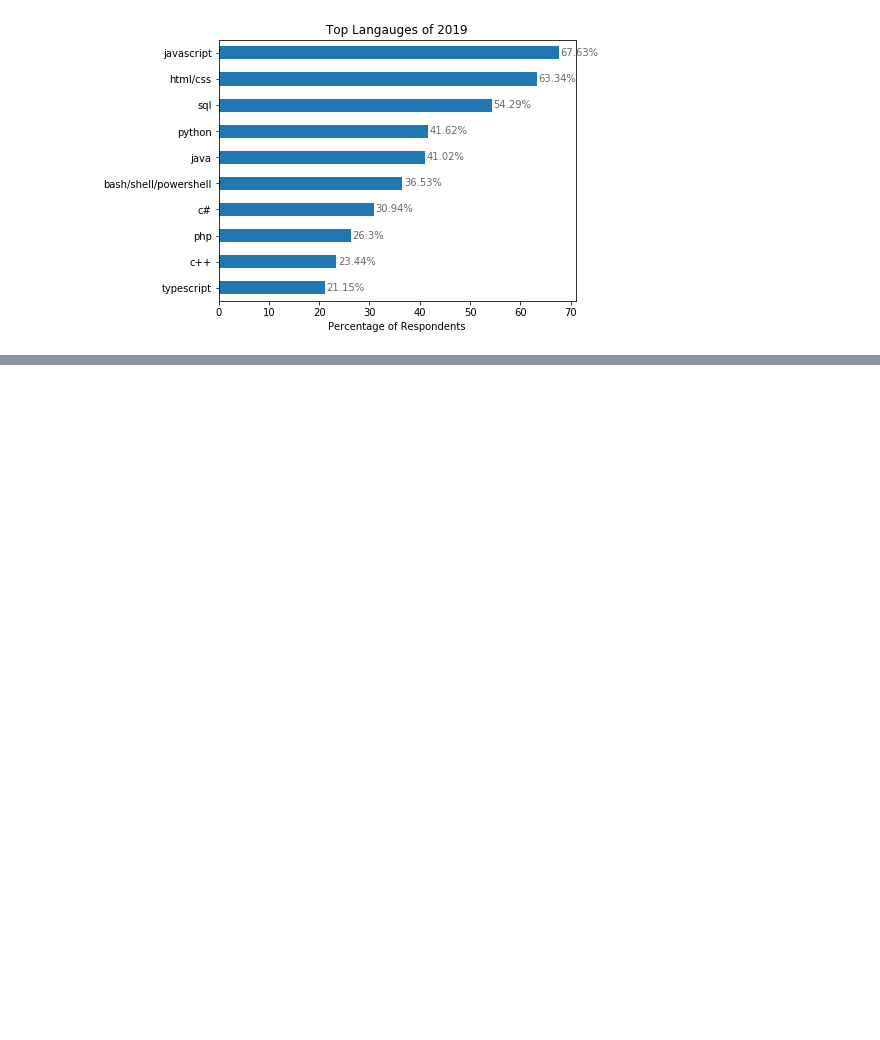
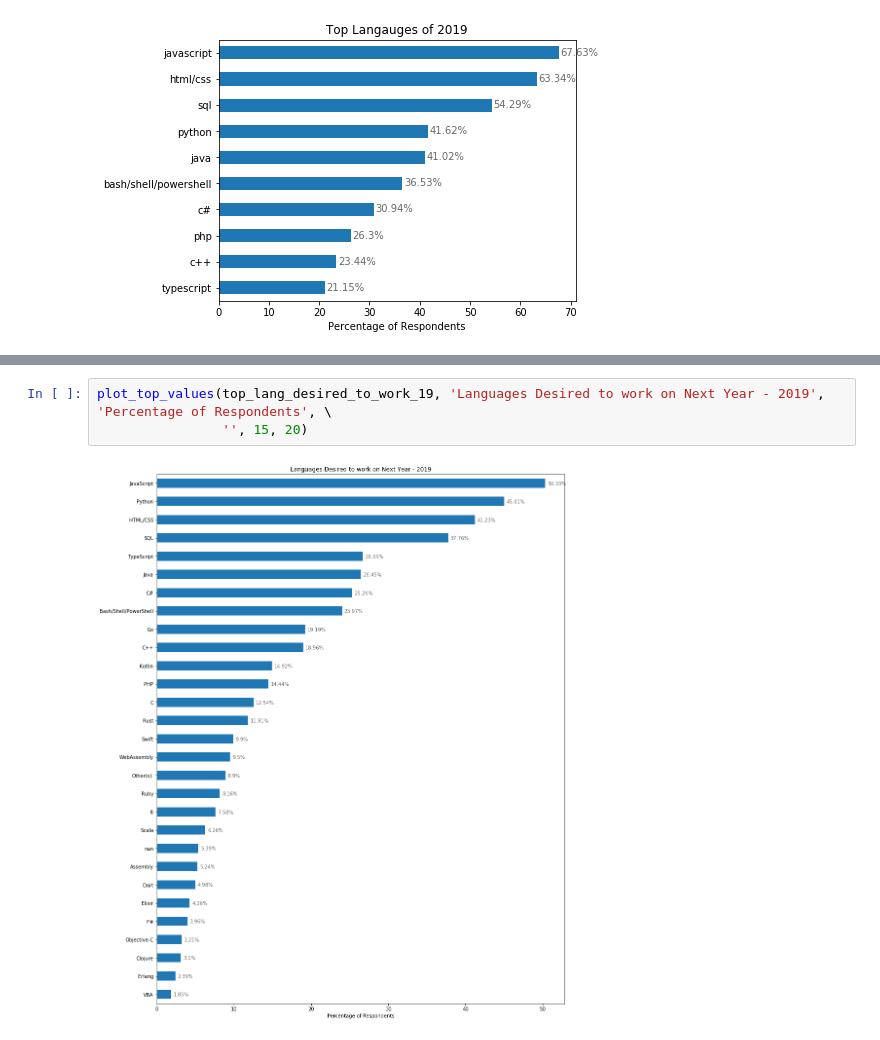
Before and after one commit to shahzeb-akhtar/Stackoverflow_Survey_Analysis, a Jupyter notebook: Stack_Overflow_Survey_Analysis.ipynb, the cells around one changed output, grey strips where cells are left out. Cells and saved outputs as stored; diff of their text form; blank space fills up the shorter version.

```diff
--- a/Stack_Overflow_Survey_Analysis.ipynb
+++ b/Stack_Overflow_Survey_Analysis.ipynb
@@ -583,0 +714,5 @@ plt.show()
+# %%
+plot_top_values(top_lang_desired_to_work_19, 'Languages Desired to work on Next Year - 2019', 'Percentage of Respondents', \
+                '', 15, 20)
+# %% [output]
+[figure, added]
```
Also changed, not shown: parts of 94 cells of this notebook.
